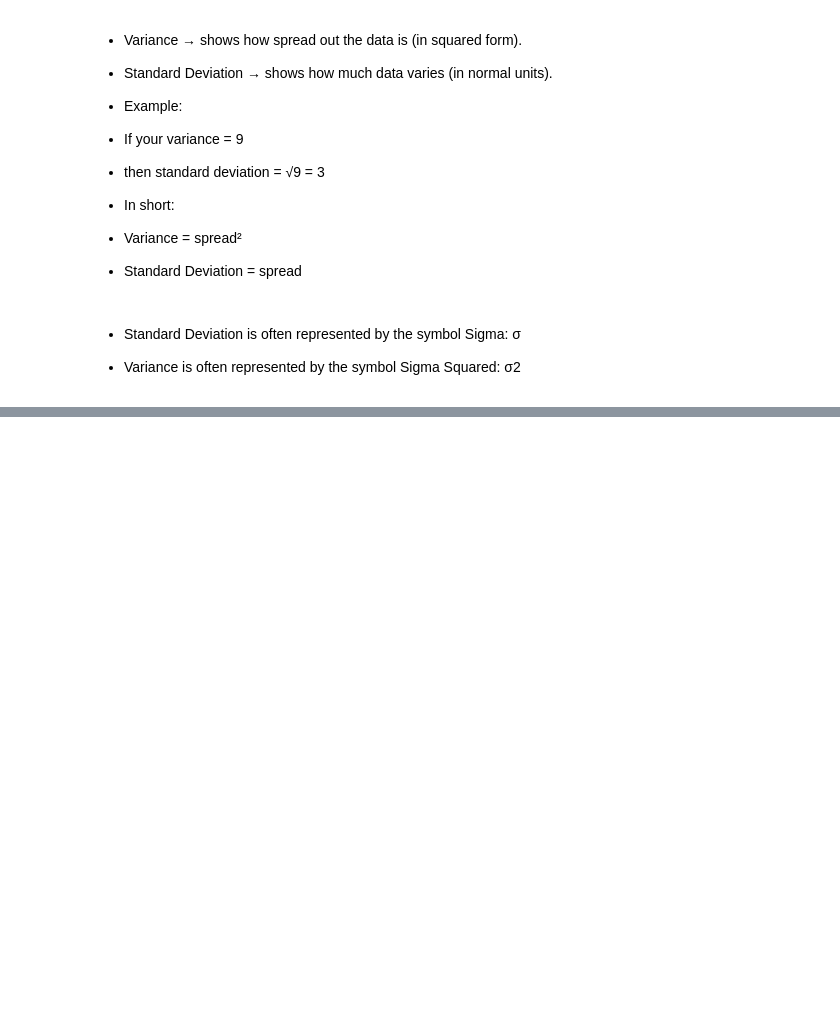
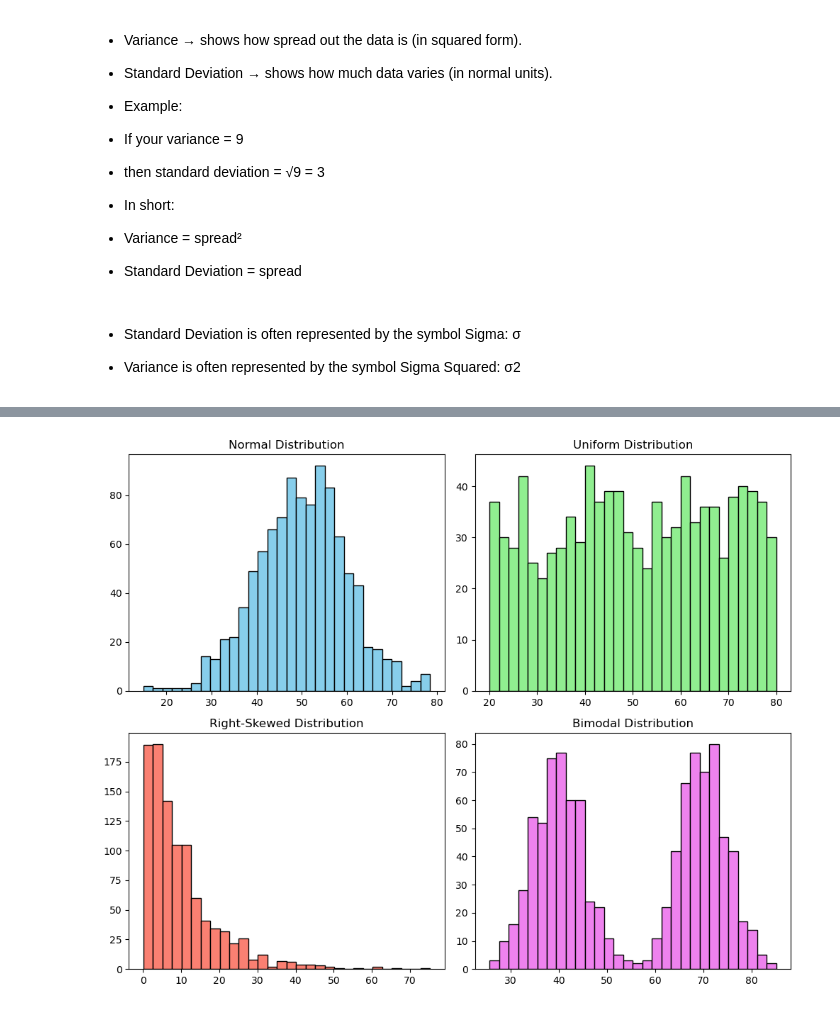
Before and after one commit to minturam21/Machine-Learning, a Jupyter notebook: statistic.ipynb, the cells around one changed output, grey strips where cells are left out. Cells and saved outputs as stored; diff of their text form; code cells hidden in the pictures; blank space fills up the shorter version.

```diff
--- a/statistic.ipynb
+++ b/statistic.ipynb
@@ -150,0 +238,41 @@ print(x)
+# %%
+import numpy as np
+import matplotlib.pyplot as plt
+
+normal_data = np.random.normal(loc=50, scale=10, size=1000)
+# mean = 50, std = 10
+
+uniform_data = np.random.uniform(low=20, high=80, size=1000)
+
+# Right-Skewed Distribution (many small values, few large)
+right_skewed = np.random.exponential(scale=10, size=1000)
+
+# Bimodal Distribution (two peaks)
+bimodal_data = np.concatenate([
+    np.random.normal(40, 5, 500),
+    np.random.normal(70, 5, 500)
+])
+
+# Plot all four distributions
+fig, axes = plt.subplots(2, 2, figsize=(10, 8))
+
+# Normal Distribution
+axes[0, 0].hist(normal_data, bins=30, color='skyblue', edgecolor='black')
+axes[0, 0].set_title("Normal Distribution")
+
+# Uniform Distribution
+axes[0, 1].hist(uniform_data, bins=30, color='lightgreen', edgecolor='black')
+axes[0, 1].set_title("Uniform Distribution")
+
+# Right-Skewed Distribution
+axes[1, 0].hist(right_skewed, bins=30, color='salmon', edgecolor='black')
+axes[1, 0].set_title("Right-Skewed Distribution")
+
+# Bimodal Distribution
+axes[1, 1].hist(bimodal_data, bins=30, color='violet', edgecolor='black')
+axes[1, 1].set_title("Bimodal Distribution")
+
+plt.tight_layout()
+plt.show()
+# %% [output]
+[figure, added]
```
Also changed, not shown: parts of 17 cells of this notebook.
